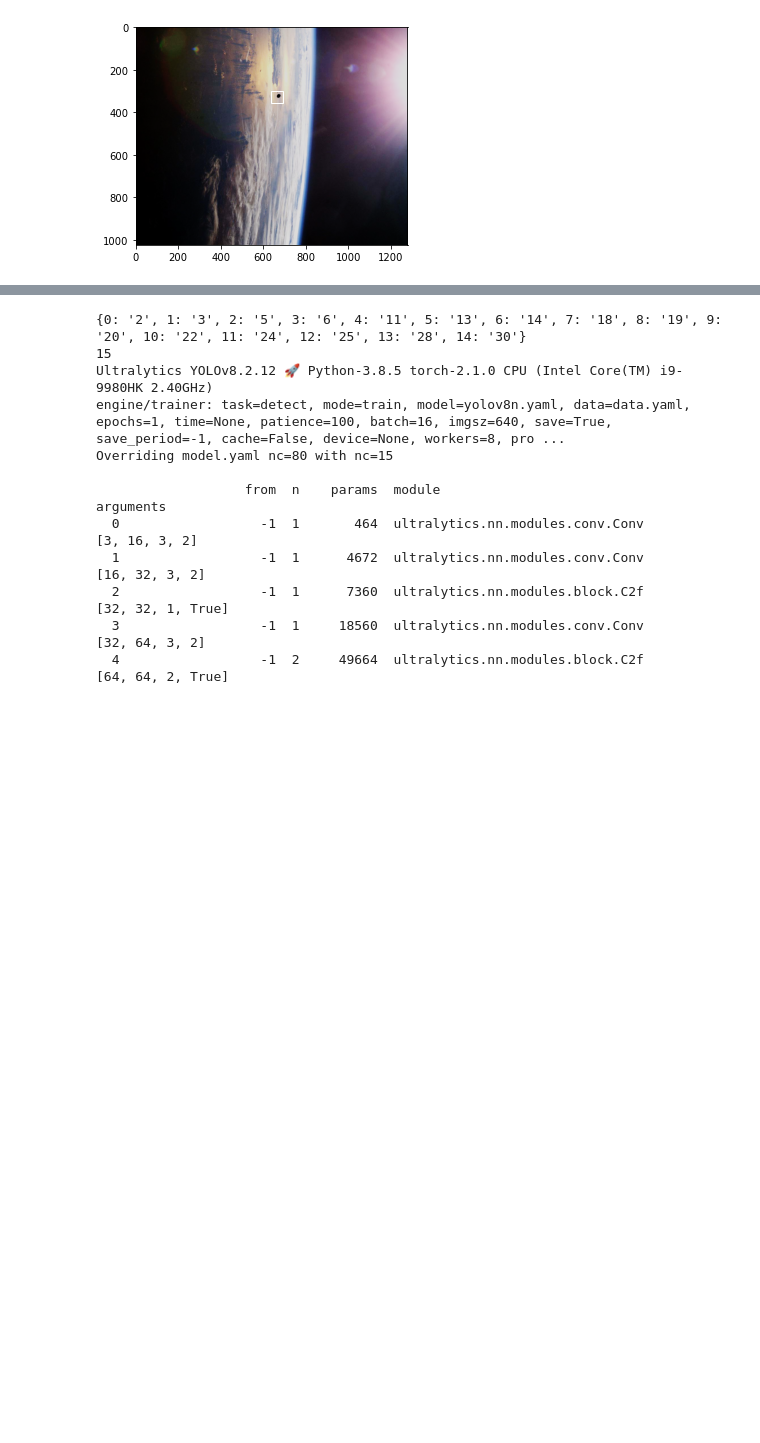
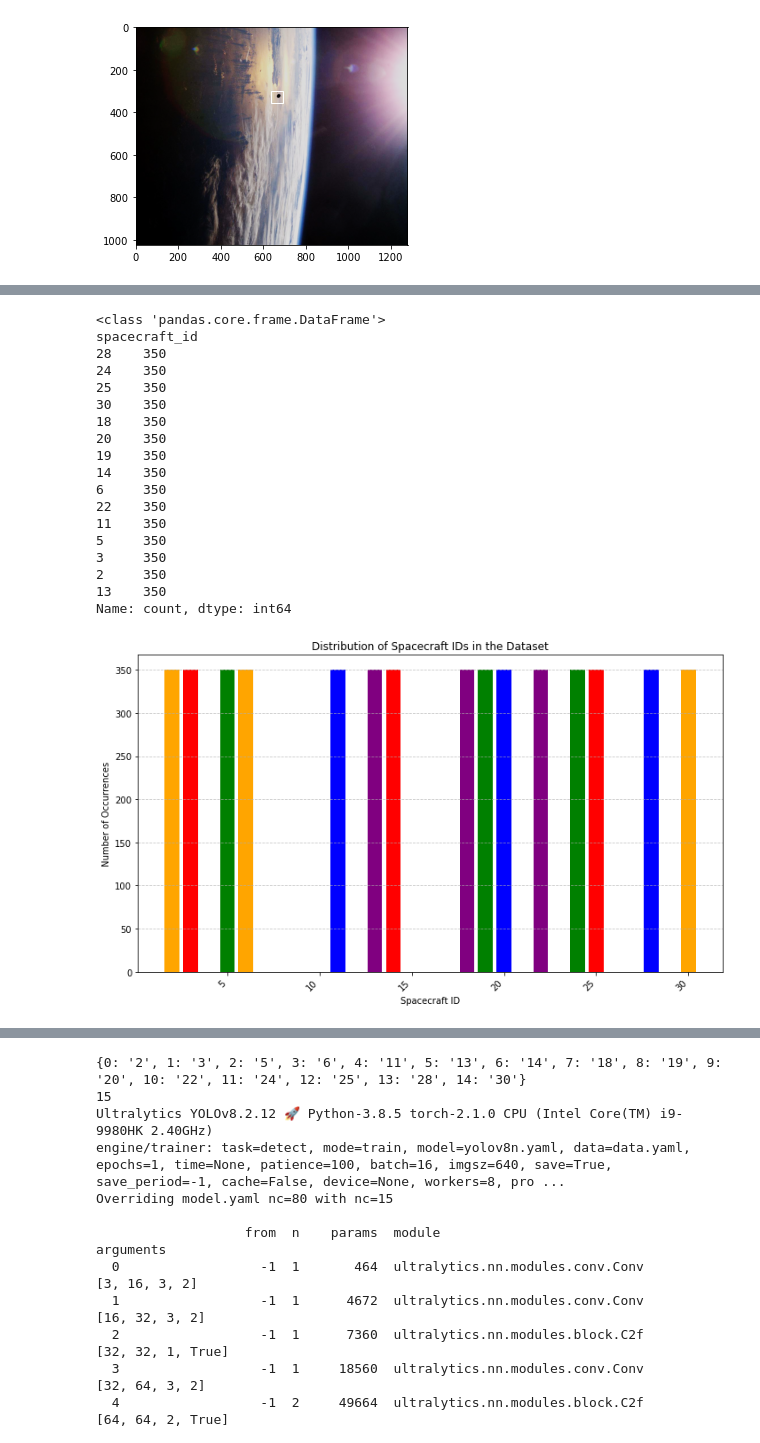
Before and after one commit to ouriquco/Space-Craft-Detection-Model, a Jupyter notebook: notebooks/spacecraft_detection_transfer_learning.ipynb, the cells around one changed output, grey strips where cells are left out. Cells and saved outputs as stored; diff of their text form; code cells hidden in the pictures; blank space fills up the shorter version.

```diff
--- a/notebooks/spacecraft_detection_transfer_learning.ipynb
+++ b/notebooks/spacecraft_detection_transfer_learning.ipynb
@@ -104,0 +167,18 @@ Name: count, dtype: int64
+# %%
+# Now we need to merge the metadata and labels so that the spaceships in the labeled data have their spaceship ID
+
+# Lets print out the length of the data frames to ensure they have the same quantity of observations
+print(len(train_meta))
+print(len(train_labels))
+
+# Merge DataFrames on image_id using inner join
+merged_df = pd.merge(train_meta, train_labels, on='image_id', how='inner')
+
+# Check that merge was successful by checking for NaN values
+nan_count_rows = merged_df.isna().sum()
+print(nan_count_rows)
+print(merged_df.index.size)
+
+# Lets check the size of the merged dataframe and peak at its contents
+print(len(merged_df))
+merged_df.tail(10)
@@ -104,0 +209,57 @@ Name: count, dtype: int64
+# %%
+
+def random_sample_spacecraft(df_spacecraft, value):
+    """
+    This function takes a dataframe of spacecrafts and a spacecraft ID and returns a random
+    sample of that spacecraft id.
+    """
+    sample = df_spacecraft.loc[df_spacecraft['spacecraft_id']==value].sample(n=350, random_state=42)
+    return sample
+
+def balance_spacecraft_classes(df_spacecraft):
+    """
+    This function takes a dataframe of spacecrafts and iterates through all the spacecraft
+    IDs. It takes an even distribution of all the IDs to ensure the dataset returned is balanced.
+    """
+
+    # Iterate through all the different types of spacecraft and take random samples
+    sample_list = []
+    for i in spacecraft_ids:
+      sample_list.append(random_sample_spacecraft(df_spacecraft, i))
+
+    # Check the type of the contents of the list and concatenate the dataframes
+    print(type(sample_list[0]))
+    df_balanced = pd.concat(sample_list)
+
+    # Check the newly merged dataframe and ensure it has the correct attributes
+    # print(f'Unique spacecraft_ids: {df_balanced["spacecraft_id"].unique()}')
+    # print(f'Spacecraft_id value counts: \n{df_balanced["spacecraft_id"].value_counts()}')
+    # print(f'Number of rows: {len(df_balanced)}')
+    # print(df_balanced.head())
+
+    return df_balanced
+
+df_spacecraft = balance_spacecraft_classes(merged_df)
+print(df_spacecraft["spacecraft_id"].value_counts())
+# Check the distribution of the newly balanced dataframe
+plot_spacecraft_ids(df_spacecraft["spacecraft_id"].value_counts())
+# %% [output]
+<class 'pandas.core.frame.DataFrame'>
+spacecraft_id
+28    350
+24    350
+25    350
+30    350
+18    350
+20    350
+19    350
+14    350
+6     350
+22    350
+11    350
+5     350
+3     350
+2     350
+13    350
+Name: count, dtype: int64
+[figure, added]
```
Also changed, not shown: parts of 21 cells of this notebook.
